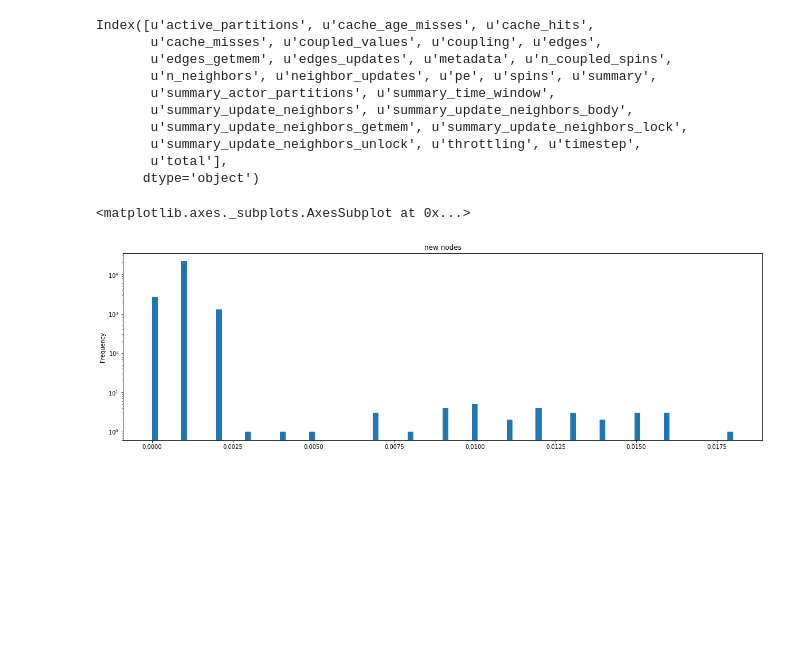
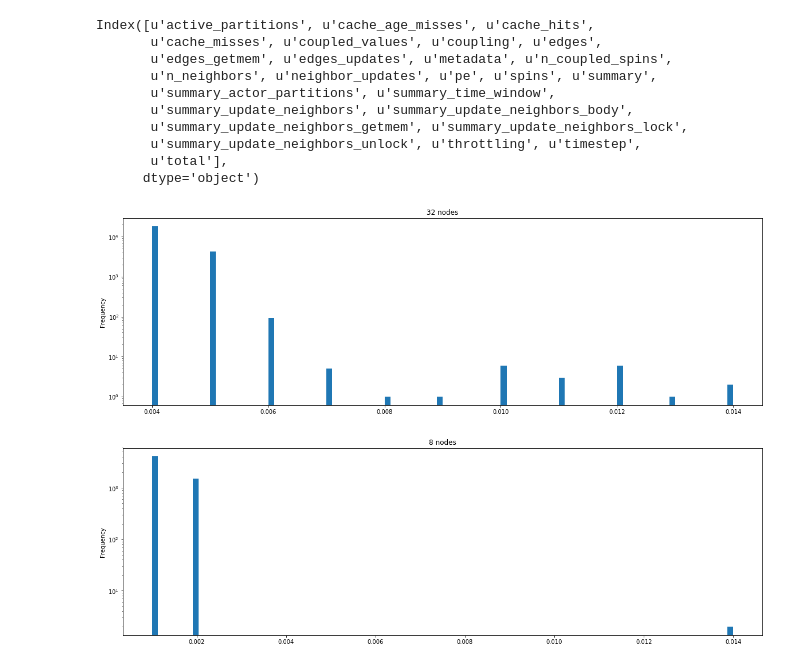
Before and after one commit to agrippa/hoover, a Jupyter notebook: data/analyze-hoover-logs.ipynb, the cells around one changed output. Drawn from its saved outputs; the diff is of its cells as text; code cells hidden in the pictures; blank space fills up the shorter version.

```diff
--- a/data/analyze-hoover-logs.ipynb
+++ b/data/analyze-hoover-logs.ipynb
@@ -169,0 +247,11 @@ for nnodes in sorted(dfs.keys()):
+# %%
+series = {}
+for nnodes in sorted(dfs.keys()):
+    series[nnodes] = dfs[nnodes]['edges_getmem']
+
+fig, ax = matplotlib.pyplot.subplots(figsize=(20.0, 6.0))
+pd.DataFrame(series).plot(kind = 'hist', bins = 100, ax = ax, logy = True, alpha = 0.4)
+#for nnodes in sorted(dfs.keys()):
+#    fig, ax = matplotlib.pyplot.subplots(figsize=(20.0, 6.0))
+#    dfs[nnodes]['edges_getmem'].plot(kind = 'hist', bins = 100, ax = ax,
+#                                     title = str(nnodes) + ' nodes', logy = True, xlim = (0, 200))
@@ -169,0 +261,3 @@ for nnodes in sorted(dfs.keys()):
+# %%
+for nnodes in sorted(dfs.keys()):
+    print(nnodes + '\t-\t' + str(dfs[nnodes]['edges_getmem'].sum()))
@@ -169,0 +267,4 @@ for nnodes in sorted(dfs.keys()):
+# %%
+for nnodes in sorted(dfs.keys()):
+    fig, ax = matplotlib.pyplot.subplots(figsize=(20.0, 6.0))
+    dfs[nnodes]['edges_checks'].plot(kind = 'hist', bins = 100, ax = ax, title = str(nnodes) + ' nodes', logy = True)
@@ -169,0 +274,4 @@ for nnodes in sorted(dfs.keys()):
+# %%
+# 4x as many local vertices for 8 nodes
+for nnodes in sorted(dfs.keys()):
+    print(nnodes + '\t' + str(dfs[nnodes]['edges_checks'].sum()))
@@ -181,10 +292,11 @@ Index([u'active_partitions', u'cache_age_misses', u'cache_hits',
        u'total'],
       dtype='object')
 # %%
-fig, ax = matplotlib.pyplot.subplots(figsize=(20.0, 6.0))
-dfs['new']['coupling'].plot(kind = 'hist', bins = 100, ax = ax,
+for nnodes in sorted(dfs.keys()):
+    fig, ax = matplotlib.pyplot.subplots(figsize=(20.0, 6.0))
+    dfs[nnodes]['coupling'].plot(kind = 'hist', bins = 100, ax = ax,
                             title = str(nnodes) + ' nodes', logy = True)
 # %% [output]
-<matplotlib.axes._subplots.AxesSubplot at 0x...>
-[figure, old version]
+[figure, new version]
+[figure, added]
 # %%
```
Also changed, not shown: parts of 23 cells of this notebook, 4 other files.
